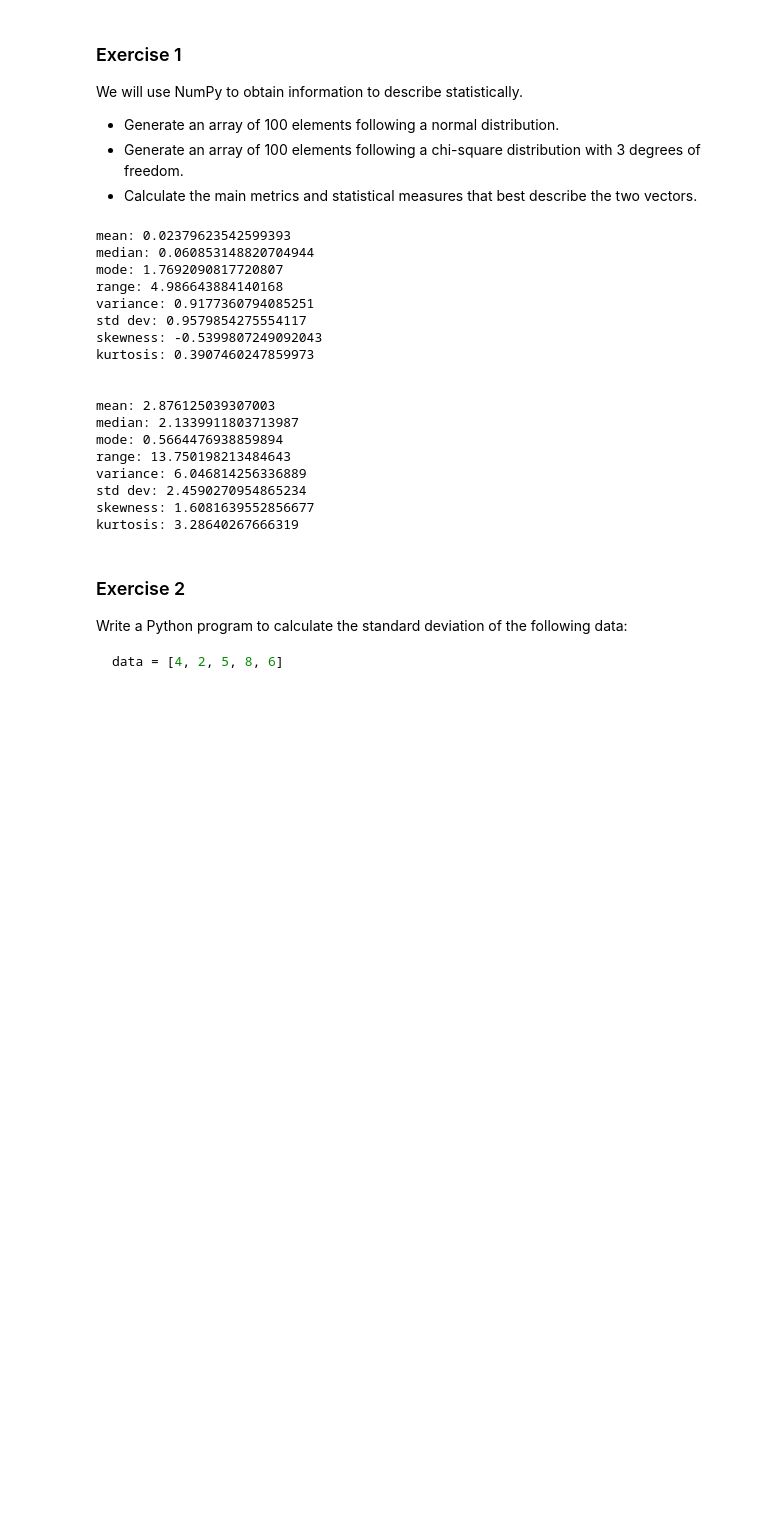
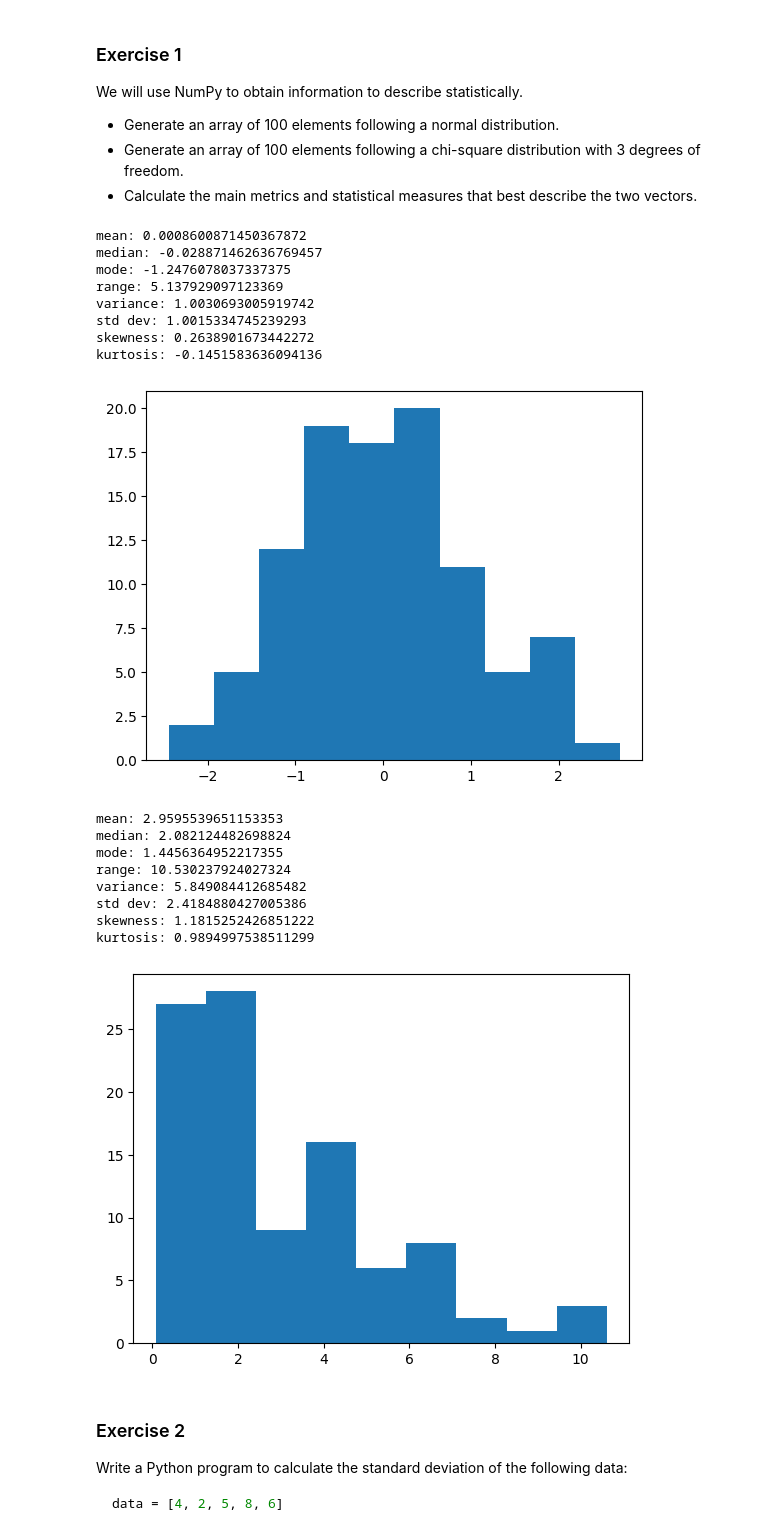
Before and after one commit to 4GeeksAcademy/descriptive-statistics-exercises-project-with-python-NWinocur, a Jupyter notebook: notebook/problems.ipynb, the cells around one changed output. Cells and saved outputs as stored; diff of their text form; code cells hidden in the pictures; blank space fills up the shorter version.

```diff
--- a/notebook/problems.ipynb
+++ b/notebook/problems.ipynb
@@ -11,47 +11,50 @@ We will use NumPy to obtain information to describe statistically.
 # %%
 import numpy as np
 import statistics as stats
+import matplotlib.pyplot as plt
 from scipy.stats import skew
 from scipy.stats import kurtosis
-
 
 
 rng = np.random.default_rng()
 normally_distributed_array = rng.normal(size=100)
 chisqauare_distributed_array = rng.chisquare(df=3, size=100)
 
 def print_main_metrics_and_stats(collection):
     print(f"mean: {np.mean(collection)}")
     print(f"median: {np.median(collection)}")
     print(f"mode: {stats.mode(collection)}")
     print(f"range: {max(collection) - min(collection)}")
     print(f"variance: {stats.variance(collection)}")
     print(f"std dev: {stats.stdev(collection)}")
     print(f"skewness: {skew(collection)}")
     print(f"kurtosis: {kurtosis(collection)}")
-    print("\n")
+    plt.hist(collection,bins="auto")
+    plt.show()
+
 
 print_main_metrics_and_stats(normally_distributed_array)
+
 print_main_metrics_and_stats(chisqauare_distributed_array)
 # %% [output]
-mean: 0.02379623542599393
-median: 0.060853148820704944
-mode: 1.7692090817720807
-range: 4.986643884140168
-variance: 0.9177360794085251
-std dev: 0.9579854275554117
-skewness: -0.5399807249092043
-kurtosis: 0.3907460247859973
-
-
-mean: 2.876125039307003
-median: 2.1339911803713987
-mode: 0.5664476938859894
-range: 13.750198213484643
-variance: 6.046814256336889
-std dev: 2.4590270954865234
-skewness: 1.6081639552856677
-kurtosis: 3.28640267666319
+mean: 0.0008600871450367872
+median: -0.028871462636769457
+mode: -1.2476078037337375
+range: 5.137929097123369
+variance: 1.0030693005919742
+std dev: 1.0015334745239293
+skewness: 0.2638901673442272
+kurtosis: -0.1451583636094136
+[figure, added]
+mean: 2.9595539651153353
+median: 2.082124482698824
+mode: 1.4456364952217355
+range: 10.530237924027324
+variance: 5.849084412685482
+std dev: 2.4184880427005386
+skewness: 1.1815252426851222
+kurtosis: 0.9894997538511299
+[figure, added]
 # %% [markdown]
 ### Exercise 2
 
```
Also changed, not shown: parts of 1 cell of this notebook.
